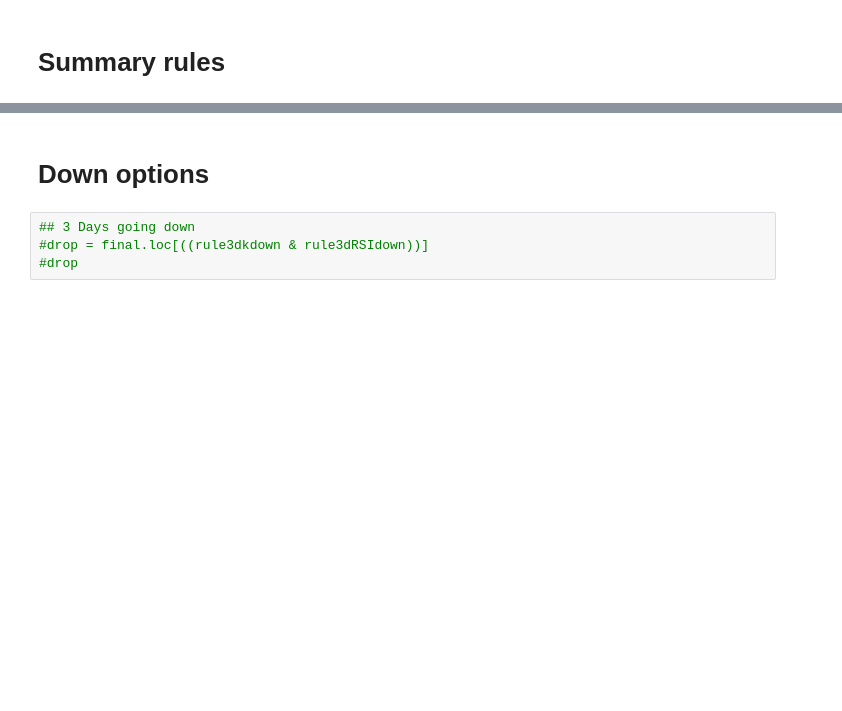
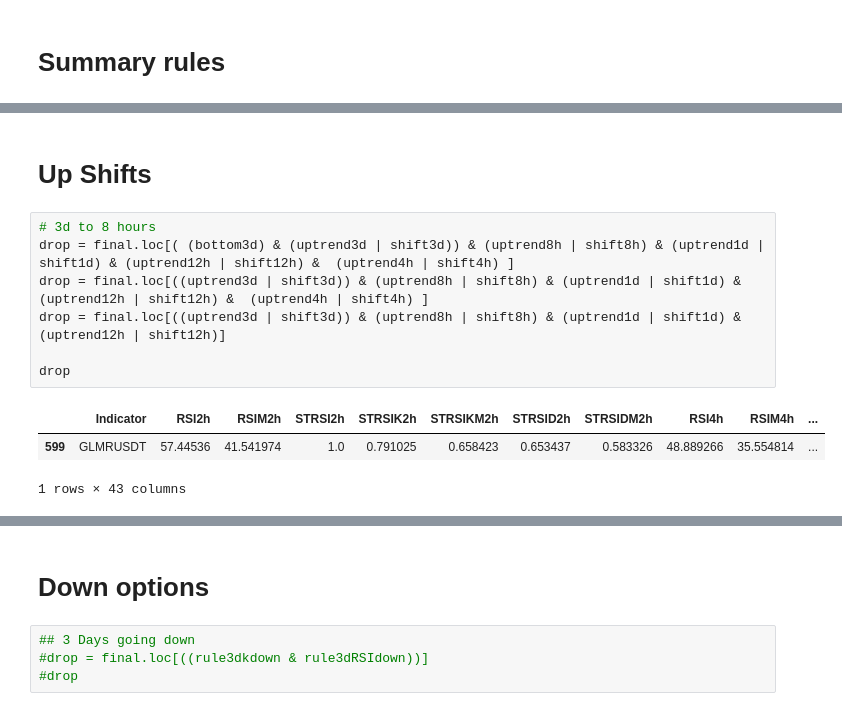
Before and after one commit to hjabbour/ML, a Jupyter notebook: HLST-FIXLIST-Direction.ipynb, the cells around one changed output, grey strips where cells are left out. Cells and saved outputs as stored; diff of their text form; blank space fills up the shorter version.

```diff
--- a/HLST-FIXLIST-Direction.ipynb
+++ b/HLST-FIXLIST-Direction.ipynb
@@ -426,0 +454,13 @@ drop
+# %% [markdown]
+# Up Shifts
+# %%
+# 3d to 8 hours
+drop = final.loc[( (bottom3d) & (uptrend3d | shift3d)) & (uptrend8h | shift8h) & (uptrend1d | shift1d) & (uptrend12h | shift12h) &  (uptrend4h | shift4h) ]
+drop = final.loc[((uptrend3d | shift3d)) & (uptrend8h | shift8h) & (uptrend1d | shift1d) & (uptrend12h | shift12h) &  (uptrend4h | shift4h) ]
+drop = final.loc[((uptrend3d | shift3d)) & (uptrend8h | shift8h) & (uptrend1d | shift1d) & (uptrend12h | shift12h)]
+
+drop
+# %% [output]
+|  | Indicator | RSI2h | RSIM2h | STRSI2h | STRSIK2h | STRSIKM2h | STRSID2h | STRSIDM2h | RSI4h | RSIM4h | ... |
+| 599 | GLMRUSDT | 57.44536 | 41.541974 | 1.0 | 0.791025 | 0.658423 | 0.653437 | 0.583326 | 48.889266 | 35.554814 | ... |
+1 rows × 43 columns
```
Also changed, not shown: parts of 43 cells of this notebook, 5 other files.
